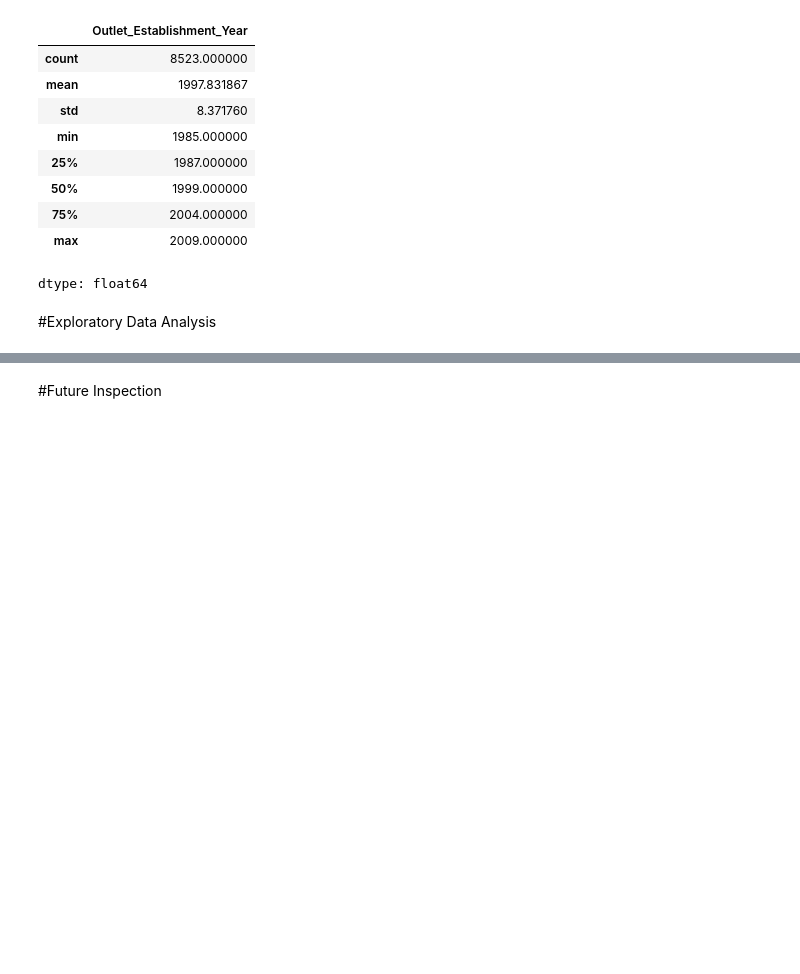
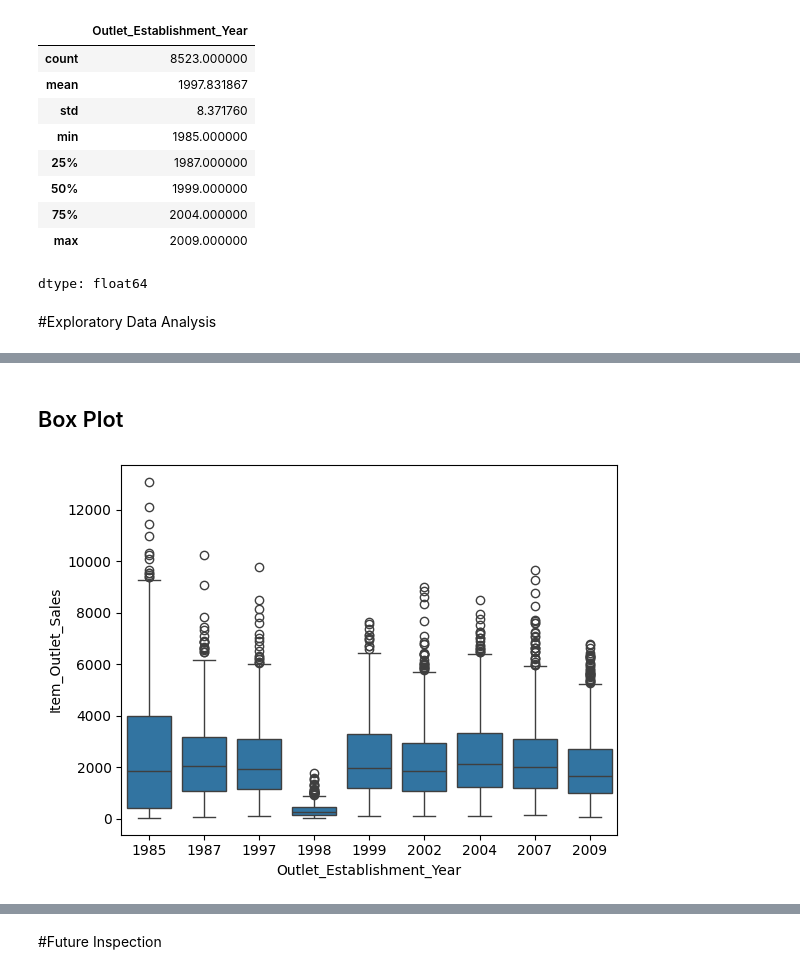
Before and after one commit to abeeraz379/Prediction-of-Product-sales, a Jupyter notebook: prediction of product sales.ipynb, the cells around one changed output, grey strips where cells are left out. Drawn from its saved outputs; the diff is of its cells as text; code cells hidden in the pictures; blank space fills up the shorter version.

```diff
--- a/prediction of product sales.ipynb
+++ b/prediction of product sales.ipynb
@@ -196,0 +213,6 @@ dtype: float64
+# %% [markdown]
+## Box Plot
+# %%
+ax=sns.boxplot(data=df, y='Item_Outlet_Sales', x='Outlet_Establishment_Year')
+# %% [output]
+[figure, added]
```
Also changed, not shown: parts of 8 cells of this notebook.
